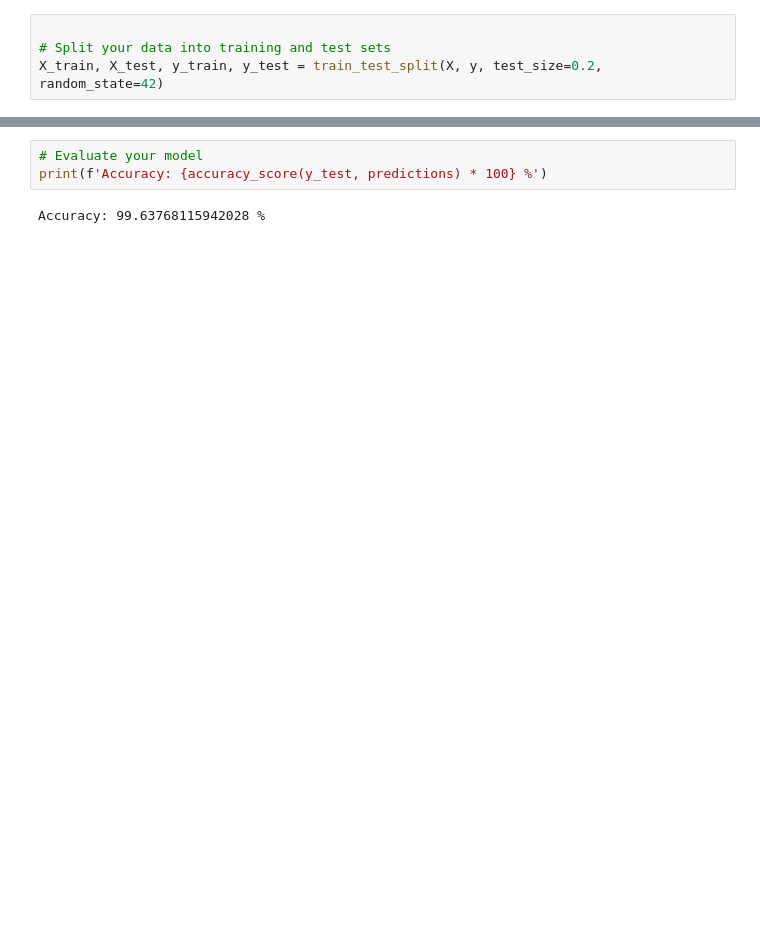
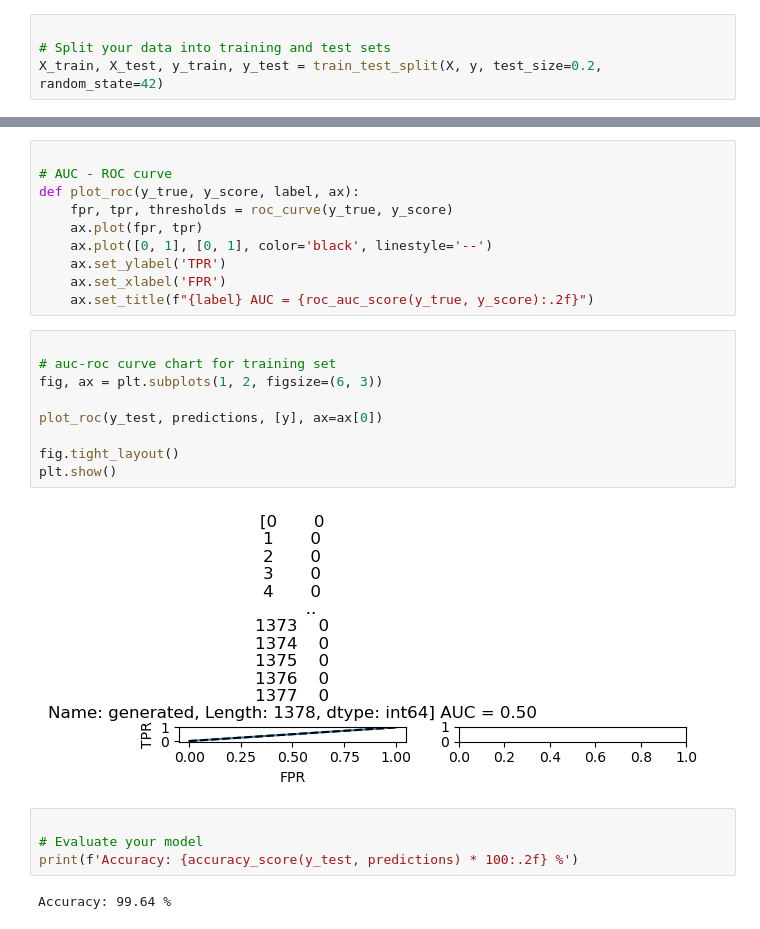
Before and after one commit to jpark8215/LLM---DetectAI-, a Jupyter notebook: LLM AI Detector.ipynb, the cells around one changed output, grey strips where cells are left out. Drawn from its saved outputs; the diff is of its cells as text; blank space fills up the shorter version.

```diff
--- a/LLM AI Detector.ipynb
+++ b/LLM AI Detector.ipynb
@@ -109,5 +141,27 @@ print(predictions)
+# %%
+
+# AUC - ROC curve
+def plot_roc(y_true, y_score, label, ax):
+    fpr, tpr, thresholds = roc_curve(y_true, y_score)
+    ax.plot(fpr, tpr)
+    ax.plot([0, 1], [0, 1], color='black', linestyle='--')
+    ax.set_ylabel('TPR')
+    ax.set_xlabel('FPR')
+    ax.set_title(f"{label} AUC = {roc_auc_score(y_true, y_score):.2f}")
+# %%
+
+# auc-roc curve chart for training set
+fig, ax = plt.subplots(1, 2, figsize=(6, 3))
+
+plot_roc(y_test, predictions, [y], ax=ax[0])
+
+fig.tight_layout()
+plt.show()
+# %% [output]
+[figure, added]
 # %%
+
 # Evaluate your model
-print(f'Accuracy: {accuracy_score(y_test, predictions) * 100} %')
+print(f'Accuracy: {accuracy_score(y_test, predictions) * 100:.2f} %')
 # %% [output]
-Accuracy: 99.63768115942028 %
+Accuracy: 99.64 %
```
Also changed, not shown: parts of 5 cells of this notebook.
